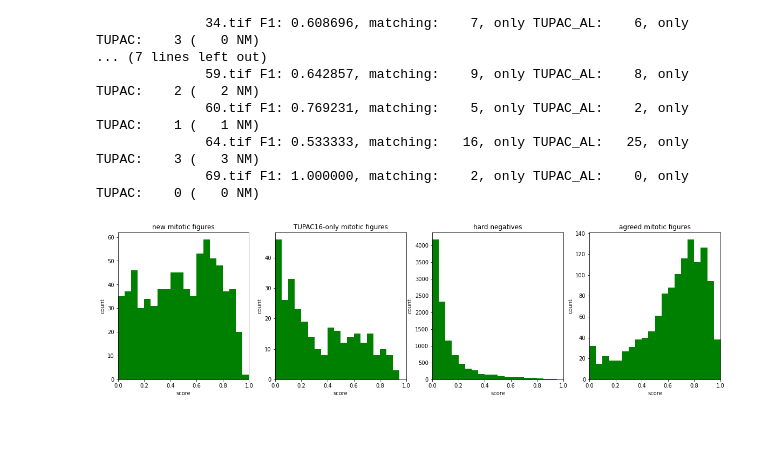
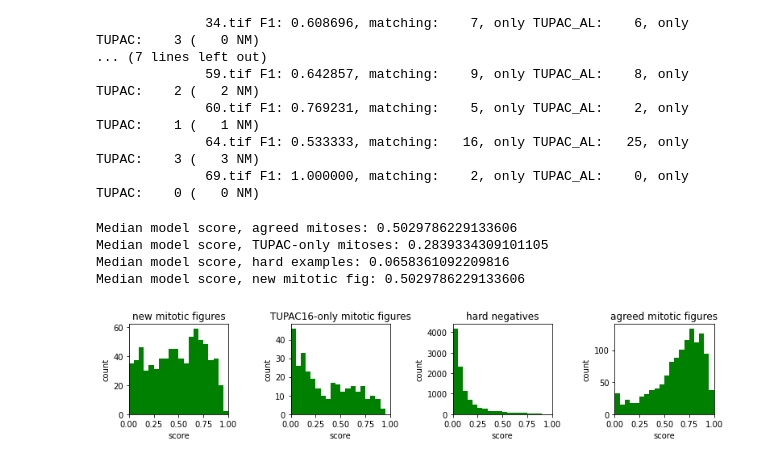
Before and after one commit to DeepMicroscopy/TUPAC16_AlternativeLabels, a Jupyter notebook: Results_InvestigateInterlabelConsistency.ipynb, the cells around one changed output. Drawn from its saved outputs; the diff is of its cells as text; code cells hidden in the pictures; blank space fills up the shorter version.

```diff
--- a/Results_InvestigateInterlabelConsistency.ipynb
+++ b/Results_InvestigateInterlabelConsistency.ipynb
@@ -361,7 +361,7 @@ len(detections_probs), len(detections_probs_TUPAC)
 (760, 309)
 # %%
 import matplotlib.pyplot as plt
-fig, ax = plt.subplots(1,4, figsize=(20,5))
+fig, ax = plt.subplots(1,4, figsize=(11,2.5))
 ax[0].hist(detections_probs,np.arange(0.0,1.01,0.05)),
 ax[1].hist(detections_probs_TUPAC,np.arange(0.0,1.01,0.05))
 ax[2].hist(detections_hardexamples,np.arange(0.0,1.01,0.05))
@@ -373,10 +373,15 @@ for k in range(4):
     ax[k].set_xlabel('score')
     ax[k].set_ylabel('count')
 
+print('Median model score, agreed mitoses:', np.median(detections_probs))
+print('Median model score, TUPAC-only mitoses:', np.median(detections_probs_TUPAC))
+print('Median model score, hard examples:', np.median(detections_hardexamples))
+print('Median model score, new mitotic fig:', np.median(detections_probs))
 
 ax[0].set_title('new mitotic figures')
 ax[1].set_title('TUPAC16-only mitotic figures')
 ax[2].set_title('hard negatives')
 ax[3].set_title('agreed mitotic figures')
+plt.tight_layout()
 plt.savefig('Histograms_crossvalidation_TUPACorig.svg')
 # %% [output]
@@ -635,23 +624,34 @@ for [fname,tupacSlideID] in DB_TUPAC.execute('SELECT filename,uid from Slides or
               69.tif F1: 1.000000, matching:    2, only TUPAC_AL:    0, only TUPAC:    0 (   0 NM)
 # %%
 import matplotlib.pyplot as plt
-fig, ax = plt.subplots(1,4, figsize=(20,5))
+fig, ax = plt.subplots(1,4, figsize=(11,2.5))
 ax[0].hist(detections_probs,np.arange(0.0,1.01,0.05),color='green'),
 ax[1].hist(detections_probs_TUPAC,np.arange(0.0,1.01,0.05),color='green')
 ax[2].hist(detections_hardexamples,np.arange(0.0,1.01,0.05),color='green')
 ax[3].hist(detections_probs_agreed,np.arange(0.0,1.01,0.05),color='green')
+print('Median model score, agreed mitoses:', np.median(detections_probs))
+print('Median model score, TUPAC-only mitoses:', np.median(detections_probs_TUPAC))
+print('Median model score, hard examples:', np.median(detections_hardexamples))
+print('Median model score, new mitotic fig:', np.median(detections_probs))
+
 for k in range(4):
     ax[k].set_xlim([0.00,1.0])
     yl = ax[k].get_ylim()
     ax[k].set_ylim(yl)
     ax[k].set_xlabel('score')
     ax[k].set_ylabel('count')
 
 
+
 ax[0].set_title('new mitotic figures')
 ax[1].set_title('TUPAC16-only mitotic figures')
 ax[2].set_title('hard negatives')
 ax[3].set_title('agreed mitotic figures')
+plt.tight_layout()
 plt.savefig('Histograms_crossvalidation_AL.svg')
 # %% [output]
+Median model score, agreed mitoses: 0.5029786229133606
+Median model score, TUPAC-only mitoses: 0.2839334309101105
+Median model score, hard examples: 0.0658361092209816
+Median model score, new mitotic fig: 0.5029786229133606
-[figure, old version]
+[figure, new version]
```
Also changed, not shown: parts of 2 cells of this notebook.
